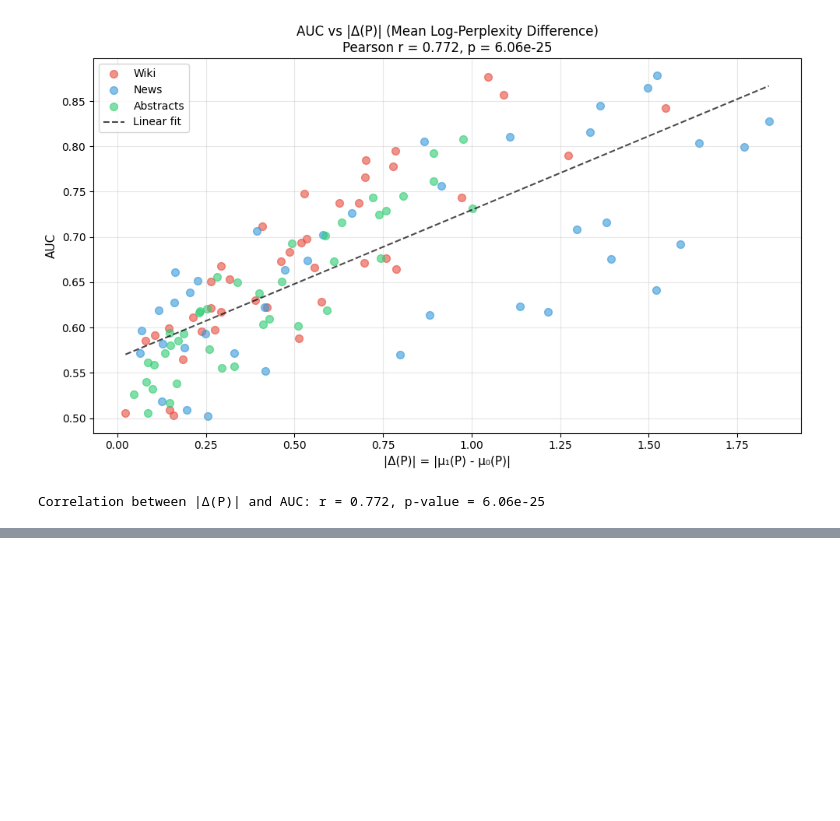
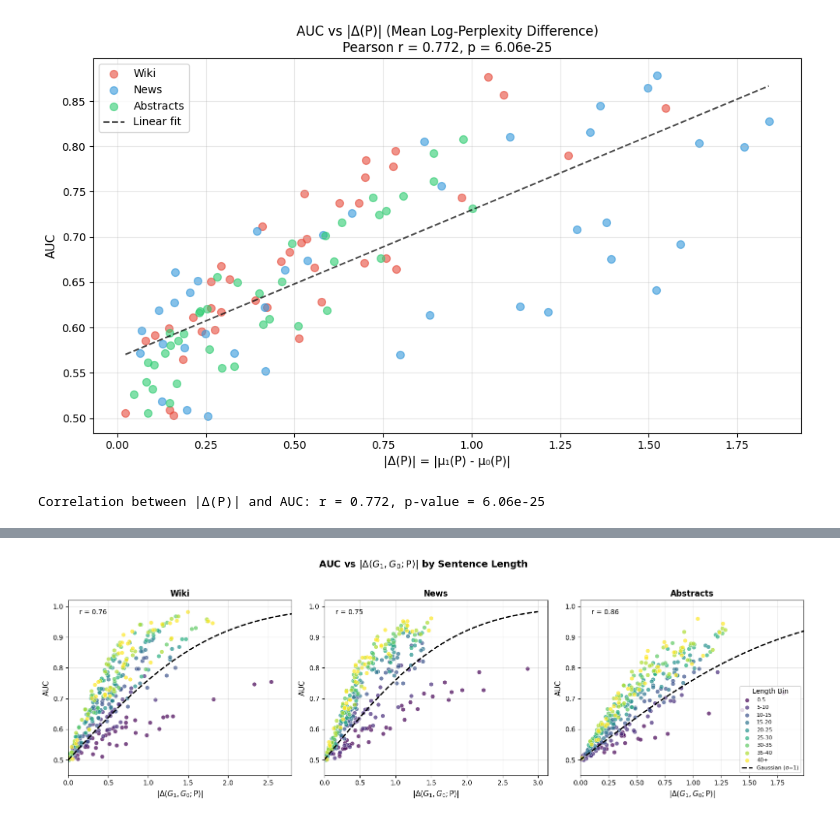
Before and after one commit to AdamVinestock/NLP-Authorship-Attribution, a Jupyter notebook: analysis/delta_entropy_analysis.ipynb, the cells around one changed output, grey strips where cells are left out. Saved outputs shown, nothing was run; the diff lists cells and outputs as text; code cells hidden in the pictures; blank space fills up the shorter version.

```diff
--- a/analysis/delta_entropy_analysis.ipynb
+++ b/analysis/delta_entropy_analysis.ipynb
@@ -160,0 +169,8 @@ Correlation between |Δ(P)| and AUC: r = 0.772, p-value = 6.06e-25
+# %%
+# Theoretical Gaussian AUC
+def gaussian_auc(delta, sigma=1.0):
+    """
+    Compute the theoretical AUC for two Gaussians with equal variance.
+    AUC = Φ(|Δ| / (σ√2)) where Δ = μ₁ - μ₀
+    """
+    return norm.cdf(np.abs(delta) / (sigma * np.sqrt(2)))
@@ -160,0 +253,12 @@ Correlation between |Δ(P)| and AUC: r = 0.772, p-value = 6.06e-25
+# %%
+# Compute results for each dataset
+wiki_results = compute_auc_vs_delta_by_length(wiki_paths, 'Wiki')
+news_results = compute_auc_vs_delta_by_length(news_paths, 'News')
+abstracts_results = compute_auc_vs_delta_by_length(abstracts_paths, 'Abstracts')
+
+# Combine all results
+all_results = pd.concat([wiki_results, news_results, abstracts_results], ignore_index=True)
+
+print(f"Total data points: {len(all_results)}")
+print(f"By dataset: {all_results.groupby('dataset').size().to_dict()}")
+print(f"By length bin: {all_results.groupby('length_bin').size().to_dict()}")
@@ -160,0 +269,62 @@ Correlation between |Δ(P)| and AUC: r = 0.772, p-value = 6.06e-25
+# %%
+# 3-Panel Visualization: AUC vs |Δ(P)| by Domain, colored by sentence length
+
+fig, axes = plt.subplots(1, 3, figsize=(16, 5))
+datasets = ['Wiki', 'News', 'Abstracts']
+
+# Color palette for length bins
+cmap = plt.cm.viridis
+n_bins = len(BIN_LABELS)
+bin_colors = {label: cmap(i / (n_bins - 1)) for i, label in enumerate(BIN_LABELS)}
+
+# Theoretical curve (x range)
+x_theory = np.linspace(0, 3, 100)
+
+for ax, dataset in zip(axes, datasets):
+    subset = all_results[all_results['dataset'] == dataset]
+
+    if len(subset) == 0:
+        ax.set_title(f'{dataset} (no data)')
+        continue
+
+    # Plot scatter points colored by length bin
+    for length_bin in BIN_LABELS:
+        bin_data = subset[subset['length_bin'] == length_bin]
+        if len(bin_data) > 0:
+            ax.scatter(bin_data['abs_delta'], bin_data['auc'],
+                      c=[bin_colors[length_bin]], label=length_bin,
+                      alpha=0.7, s=40, edgecolors='white', linewidth=0.5)
+
+    # Theoretical AUC curve with σ=1 (reference line)
+    ax.plot(x_theory, gaussian_auc(x_theory, sigma=1.0),
+            color='black', linestyle='--', linewidth=2, label='Gaussian (σ=1)')
+
+    # Formatting
+    ax.set_xlabel(r'$|\Delta(G_1, G_0; \mathrm{P})|$', fontsize=11)
+    ax.set_ylabel('AUC', fontsize=11)
+    ax.set_title(f'{dataset}', fontsize=12, fontweight='bold')
+    ax.set_xlim(0, subset['abs_delta'].max() * 1.1)
+    ax.set_ylim(0.45, 1.02)
+    ax.grid(True, alpha=0.3)
+
+    # Correlation for this dataset
+    corr, pval = pearsonr(subset['abs_delta'], subset['auc'])
+    ax.text(0.05, 0.95, f'r = {corr:.2f}', transform=ax.transAxes,
+            fontsize=10, verticalalignment='top')
+
+# Legend (only on the last subplot)
+handles, labels = axes[-1].get_legend_handles_labels()
+# Reorder: theory curve last
+theory_handles = [h for h, l in zip(handles, labels) if 'Gaussian' in l]
+theory_labels = [l for l in labels if 'Gaussian' in l]
+bin_handles = [h for h, l in zip(handles, labels) if 'Gaussian' not in l]
+bin_labels = [l for l in labels if 'Gaussian' not in l]
+axes[-1].legend(bin_handles + theory_handles, bin_labels + theory_labels,
+                loc='lower right', fontsize=8, title='Length Bin')
+
+plt.suptitle(r'AUC vs $|\Delta(G_1, G_0; \mathrm{P})|$ by Sentence Length', fontsize=14, fontweight='bold', y=1.02)
+plt.tight_layout()
+plt.savefig('../images/delta_auc_by_length.png', dpi=150, bbox_inches='tight')
+plt.show()
+# %% [output]
+[figure, added]
```
Also changed, not shown: parts of 8 cells of this notebook, 5 other files.
